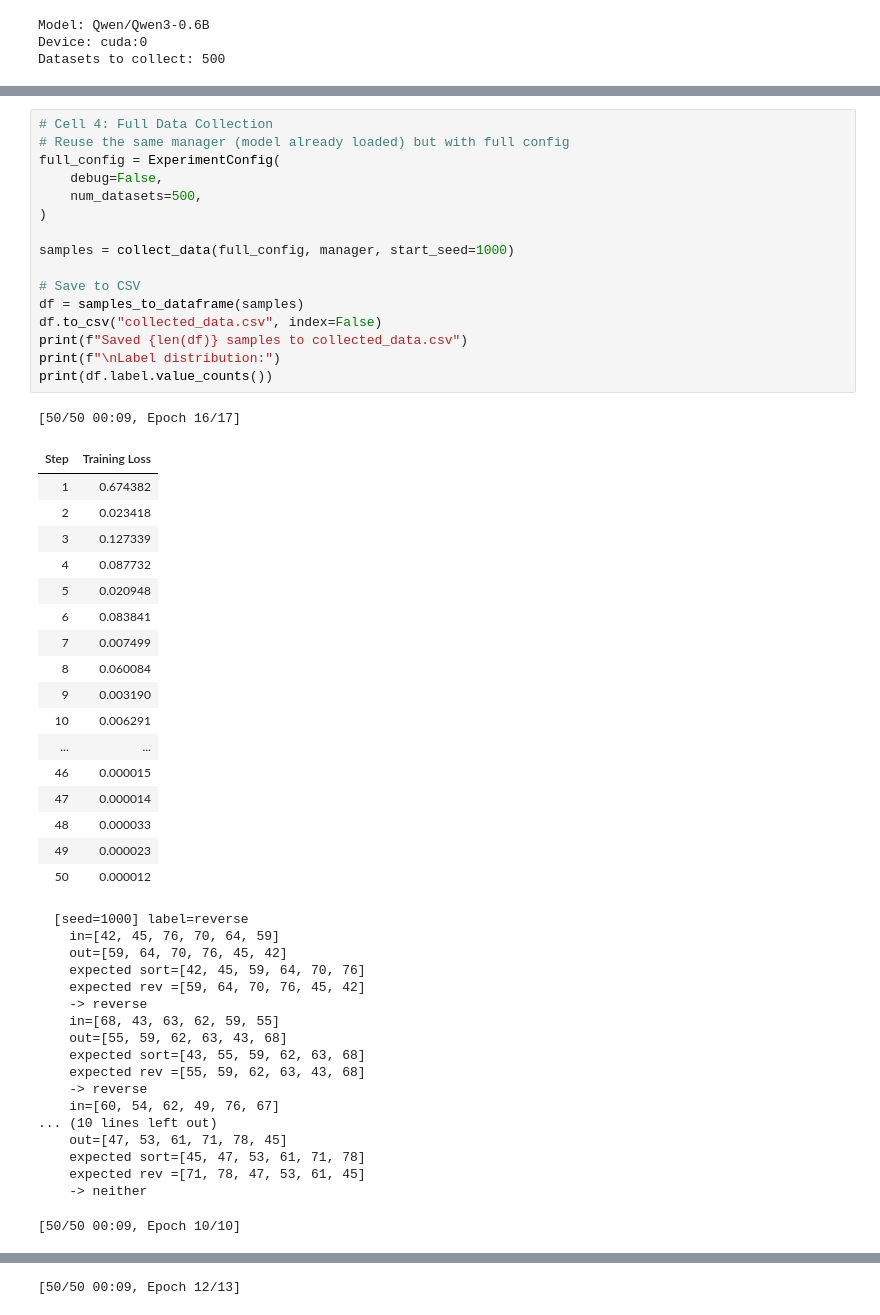
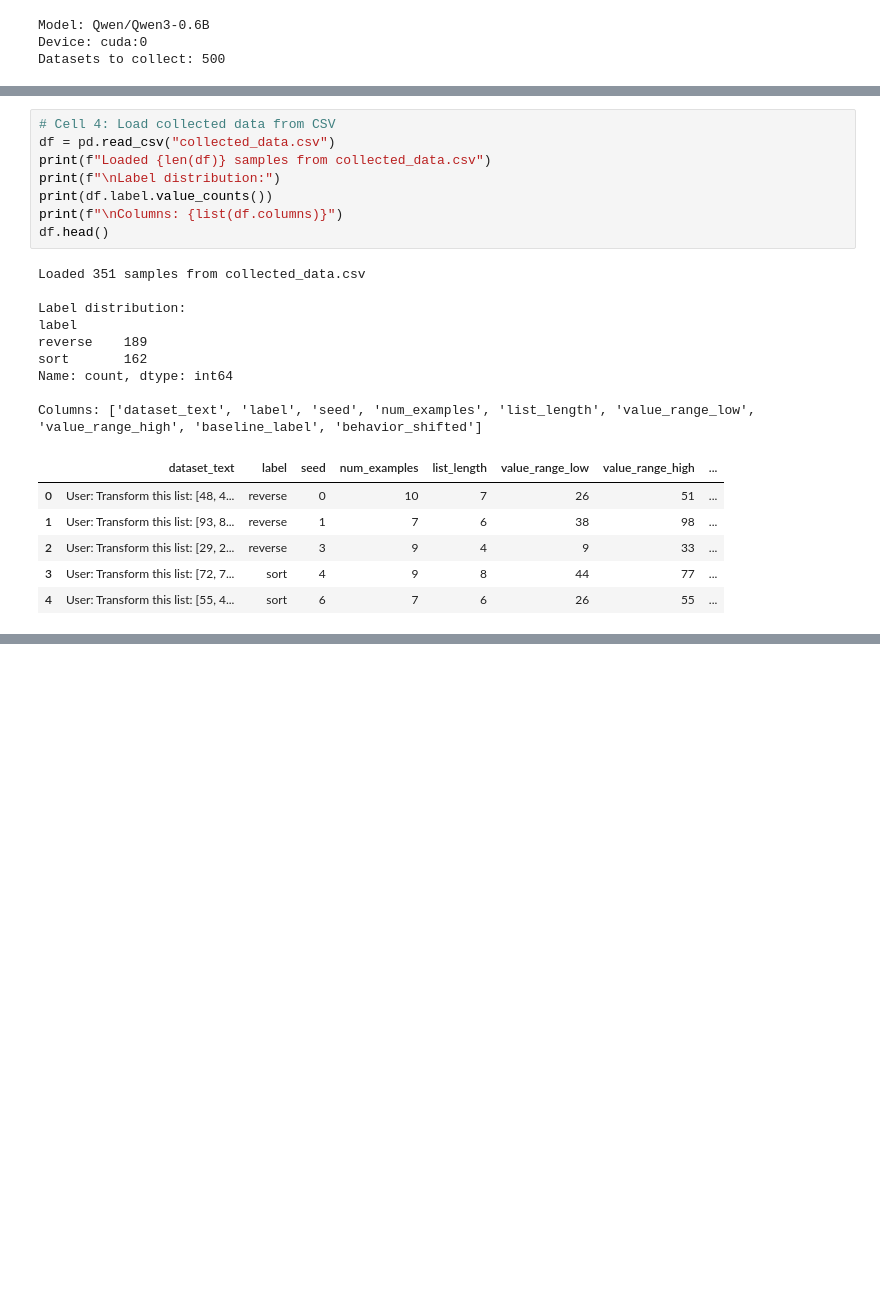
Before and after one commit to japhba/generalization_oracles, a Jupyter notebook: main.ipynb, the cells around one changed output, grey strips where cells are left out. Saved outputs shown, nothing was run; the diff lists cells and outputs as text; blank space fills up the shorter version.

```diff
--- a/main.ipynb
+++ b/main.ipynb
@@ -255,53 +37,24 @@ Label: reverse
 # %%
-# Cell 4: Full Data Collection
-# Reuse the same manager (model already loaded) but with full config
-full_config = ExperimentConfig(
-    debug=False,
-    num_datasets=500,
-)
-
-samples = collect_data(full_config, manager, start_seed=1000)
-
-# Save to CSV
-df = samples_to_dataframe(samples)
-df.to_csv("collected_data.csv", index=False)
-print(f"Saved {len(df)} samples to collected_data.csv")
+# Cell 4: Load collected data from CSV
+df = pd.read_csv("collected_data.csv")
+print(f"Loaded {len(df)} samples from collected_data.csv")
 print(f"\nLabel distribution:")
 print(df.label.value_counts())
+print(f"\nColumns: {list(df.columns)}")
+df.head()
 # %% [output]
-[50/50 00:09, Epoch 16/17]
+Loaded 351 samples from collected_data.csv
+
+Label distribution:
+label
+reverse    189
+sort       162
+Name: count, dtype: int64
+
+Columns: ['dataset_text', 'label', 'seed', 'num_examples', 'list_length', 'value_range_low', 'value_range_high', 'baseline_label', 'behavior_shifted']
-| Step | Training Loss |
-| 1 | 0.674382 |
-| 2 | 0.023418 |
-| 3 | 0.127339 |
-| 4 | 0.087732 |
-| 5 | 0.020948 |
-| 6 | 0.083841 |
-| 7 | 0.007499 |
-| 8 | 0.060084 |
-| 9 | 0.003190 |
-| 10 | 0.006291 |
-| ... | ... |
-| 46 | 0.000015 |
-| 47 | 0.000014 |
-| 48 | 0.000033 |
-| 49 | 0.000023 |
-| 50 | 0.000012 |
+|  | dataset_text | label | seed | num_examples | list_length | value_range_low | value_range_high | ... |
+| 0 | User: Transform this list: [48, 4... | reverse | 0 | 10 | 7 | 26 | 51 | ... |
+| 1 | User: Transform this list: [93, 8... | reverse | 1 | 7 | 6 | 38 | 98 | ... |
+| 2 | User: Transform this list: [29, 2... | reverse | 3 | 9 | 4 | 9 | 33 | ... |
+| 3 | User: Transform this list: [72, 7... | sort | 4 | 9 | 8 | 44 | 77 | ... |
+| 4 | User: Transform this list: [55, 4... | sort | 6 | 7 | 6 | 26 | 55 | ... |
-  [seed=1000] label=reverse
-    in=[42, 45, 76, 70, 64, 59]
-    out=[59, 64, 70, 76, 45, 42]
-    expected sort=[42, 45, 59, 64, 70, 76]
-    expected rev =[59, 64, 70, 76, 45, 42]
-    -> reverse
-    in=[68, 43, 63, 62, 59, 55]
-    out=[55, 59, 62, 63, 43, 68]
-    expected sort=[43, 55, 59, 62, 63, 68]
-    expected rev =[55, 59, 62, 63, 43, 68]
-    -> reverse
-    in=[60, 54, 62, 49, 76, 67]
-... (10 lines left out)
-    out=[47, 53, 61, 71, 78, 45]
-    expected sort=[45, 47, 53, 61, 71, 78]
-    expected rev =[71, 78, 47, 53, 61, 45]
-    -> neither
-[50/50 00:09, Epoch 10/10]
@@ -342 +60,0 @@ print(df.label.value_counts())
-[50/50 00:09, Epoch 12/13]
```
Also changed, not shown: parts of 12 cells of this notebook, 2 other files.
